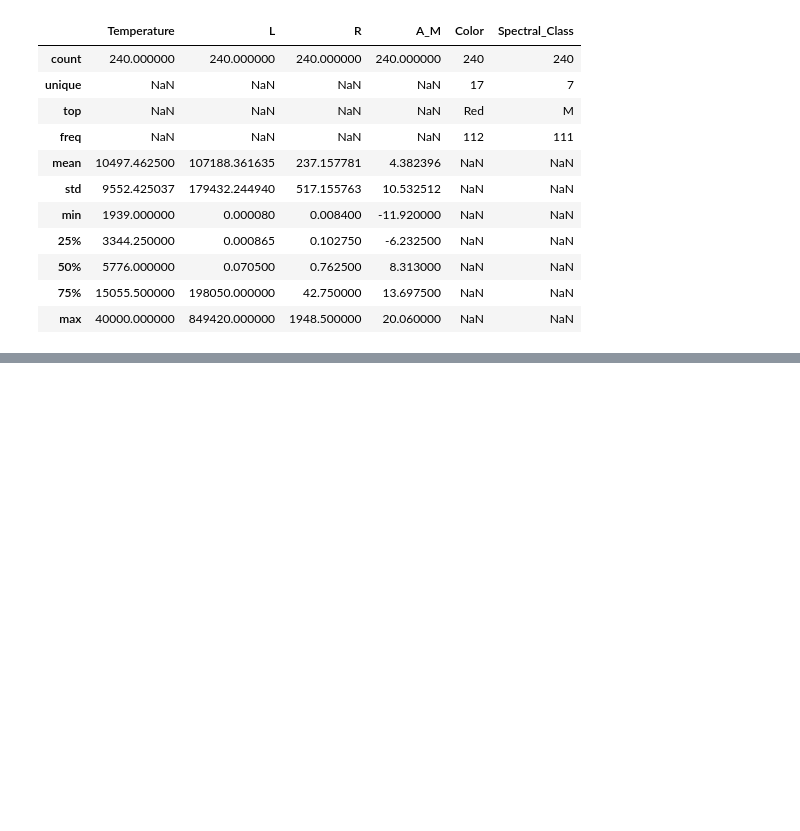
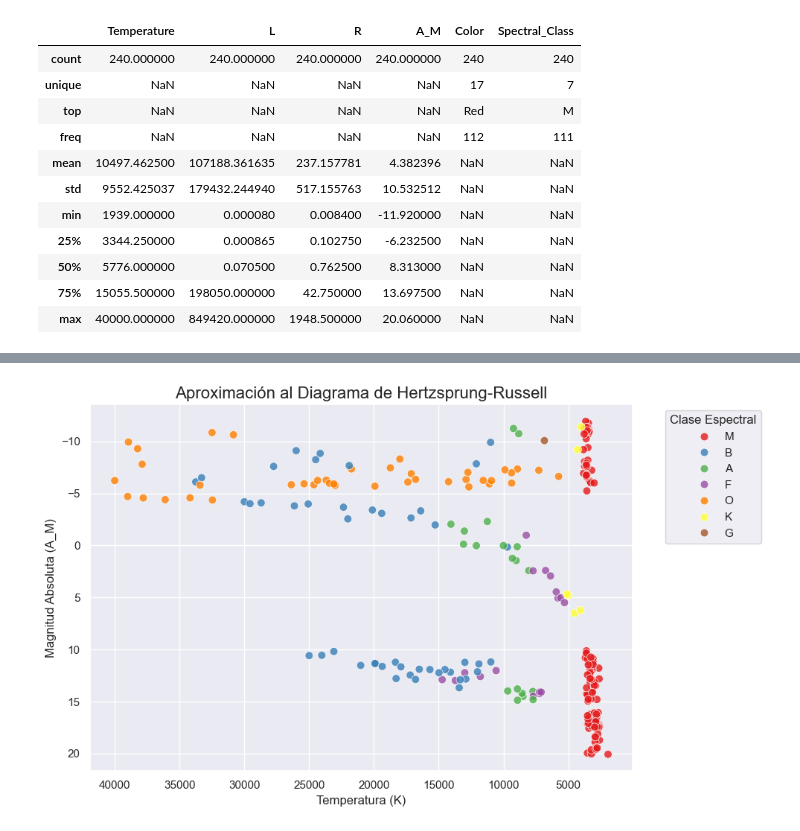
Before and after one commit to 100495927/Aprendizaje_Automatico_2, a Jupyter notebook: AA_P2_100495927_100472712.ipynb, the cells around one changed output, grey strips where cells are left out. Cells and saved outputs as stored; diff of their text form; code cells hidden in the pictures; blank space fills up the shorter version.

```diff
--- a/AA_P2_100495927_100472712.ipynb
+++ b/AA_P2_100495927_100472712.ipynb
@@ -116,0 +127,18 @@ de valores perdidos o inconsistencias.
+# %%
+import pandas as pd
+import numpy as np
+import matplotlib.pyplot as plt
+import seaborn as sns
+
+print("1. COMPROBACIÓN DE NULOS Y DUPLICADOS")
+print(f"Valores nulos por columna:\n{df.isnull().sum()}\n")
+print(f"Filas duplicadas: {df.duplicated().sum()}\n")
+
+print("2. LIMPIEZA DE LA VARIABLE 'Color'")
+#Estandarizamos los colores: minúsculas, quitamos espacios extra y cambiamos guiones por espacios
+df['Color'] = df['Color'].str.lower().str.strip().str.replace('-', ' ')
+print("Valores únicos de Color tras la limpieza:")
+print(df['Color'].value_counts())
+
+print("\n3. VALORES DE 'Spectral_Class'")
+print(df['Spectral_Class'].value_counts())
@@ -116,0 +169,19 @@ de valores perdidos o inconsistencias.
+# %%
+sns.set_theme(style="darkgrid")
+plt.figure(figsize=(10, 6))
+
+#Dibujamos Temperatura vs Magnitud Absoluta
+sns.scatterplot(data=df, x='Temperature', y='A_M', hue='Spectral_Class', palette='Set1', s=60, alpha=0.8)
+
+#Para que cumpla el estándar astronómico, invertimos los ejes
+plt.gca().invert_xaxis()
+plt.gca().invert_yaxis()
+
+plt.title("Aproximación al Diagrama de Hertzsprung-Russell", fontsize=16)
+plt.xlabel("Temperatura (K)", fontsize=12)
+plt.ylabel("Magnitud Absoluta (A_M)", fontsize=12)
+plt.legend(title='Clase Espectral', bbox_to_anchor=(1.05, 1), loc='upper left')
+plt.tight_layout()
+plt.show()
+# %% [output]
+[figure, added]
```
Also changed, not shown: parts of 10 cells of this notebook.
